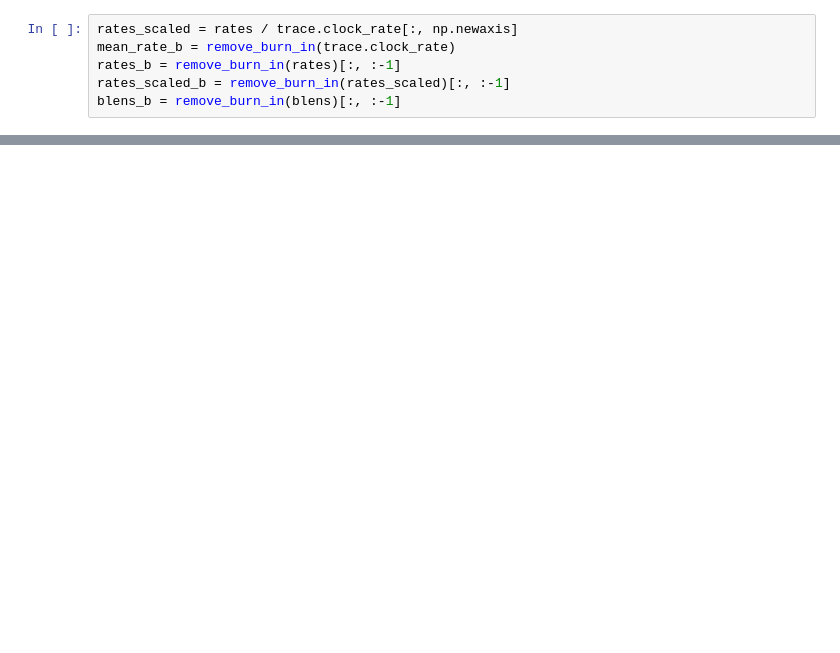
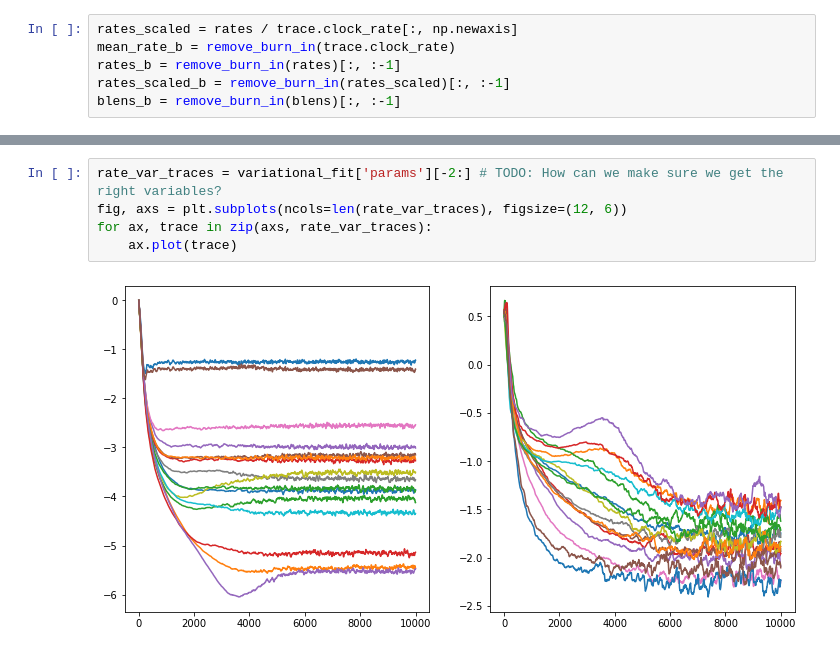
Before and after one commit to christiaanjs/treeflow-paper, a Jupyter notebook: notebook/plot-posterior-relaxed.ipynb, the cells around one changed output, grey strips where cells are left out. Cells and saved outputs as stored; diff of their text form; blank space fills up the shorter version.

```diff
--- a/notebook/plot-posterior-relaxed.ipynb
+++ b/notebook/plot-posterior-relaxed.ipynb
@@ -122,0 +120,7 @@ array([0.00766192, 0.05552311, 0.02182012, 0.0134833 , 0.00033124,
+# %%
+rate_var_traces = variational_fit['params'][-2:] # TODO: How can we make sure we get the right variables?
+fig, axs = plt.subplots(ncols=len(rate_var_traces), figsize=(12, 6))
+for ax, trace in zip(axs, rate_var_traces):
+    ax.plot(trace)
+# %% [output]
+[figure, added]
```
Also changed, not shown: parts of 17 cells of this notebook, 4 other files.
